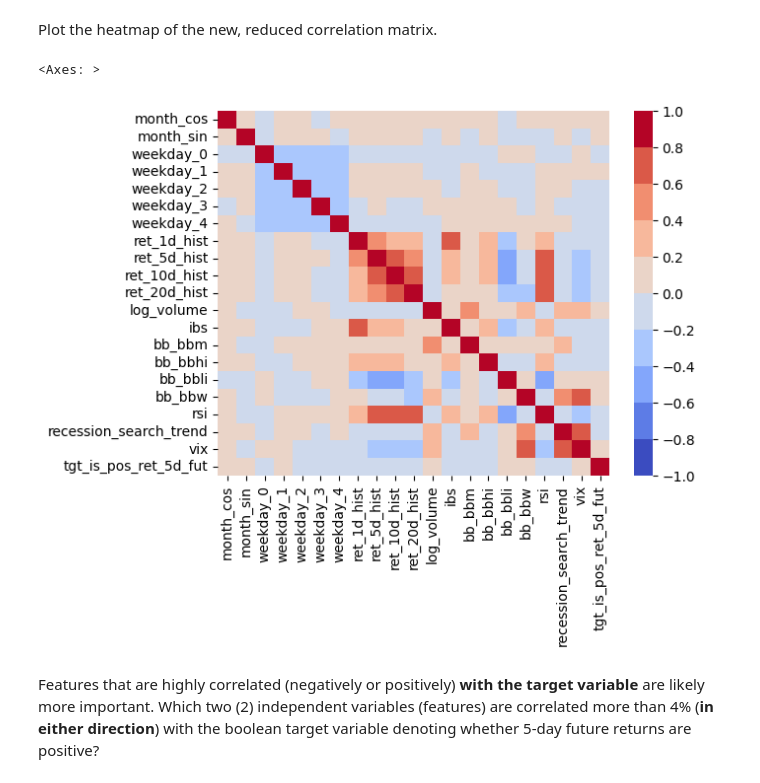
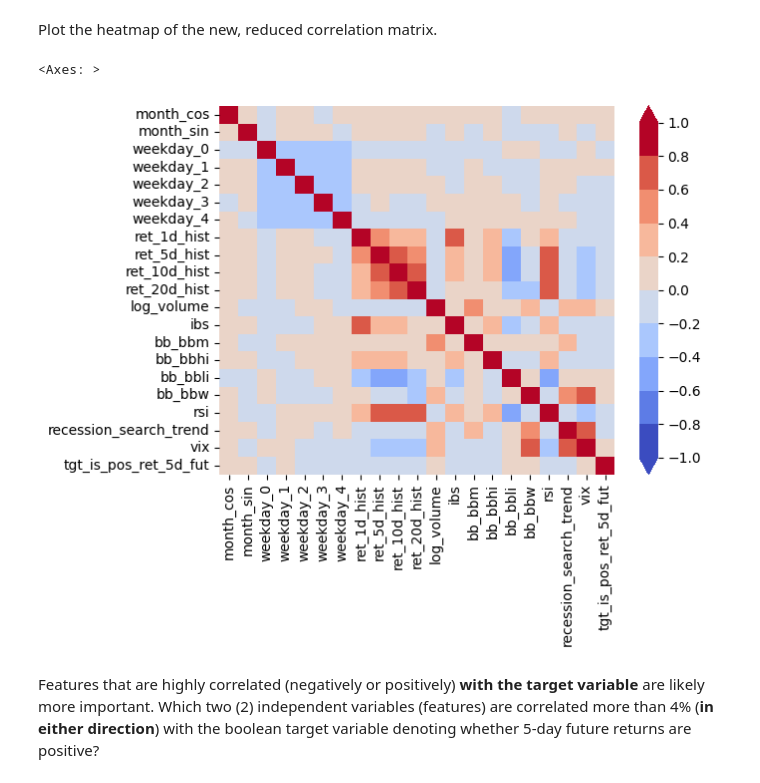
Before and after one commit to syadegari/datascience-projects, a Jupyter notebook: Optimization-and-Regularization/Project/project.ipynb, the cells around one changed output. Drawn from its saved outputs; the diff is of its cells as text; code cells hidden in the pictures.

```diff
--- a/Optimization-and-Regularization/Project/project.ipynb
+++ b/Optimization-and-Regularization/Project/project.ipynb
@@ -557,12 +578,12 @@ Plot the heatmap of the new, reduced correlation matrix.
 # %%
 sns.heatmap(data.corr(),
             vmin=-1,
             vmax=1,
             cmap=plt.get_cmap('coolwarm', 10),
-            cbar_kws={'ticks': np.linspace(-1, 1, 11)})
+            cbar_kws={'ticks': np.linspace(-1, 1, 11), 'extend': 'both'})
 # %% [output]
 <Axes: >
-[figure, old version]
+[figure, new version]
 # %% [markdown]
 Features that are highly correlated (negatively or positively) **with the target variable** are likely more important. Which two (2) independent variables (features) are correlated more than 4% (**in either direction**) with the boolean target variable denoting whether 5-day future returns are positive?
 # %%
```
Also changed, not shown: parts of 47 cells of this notebook.
